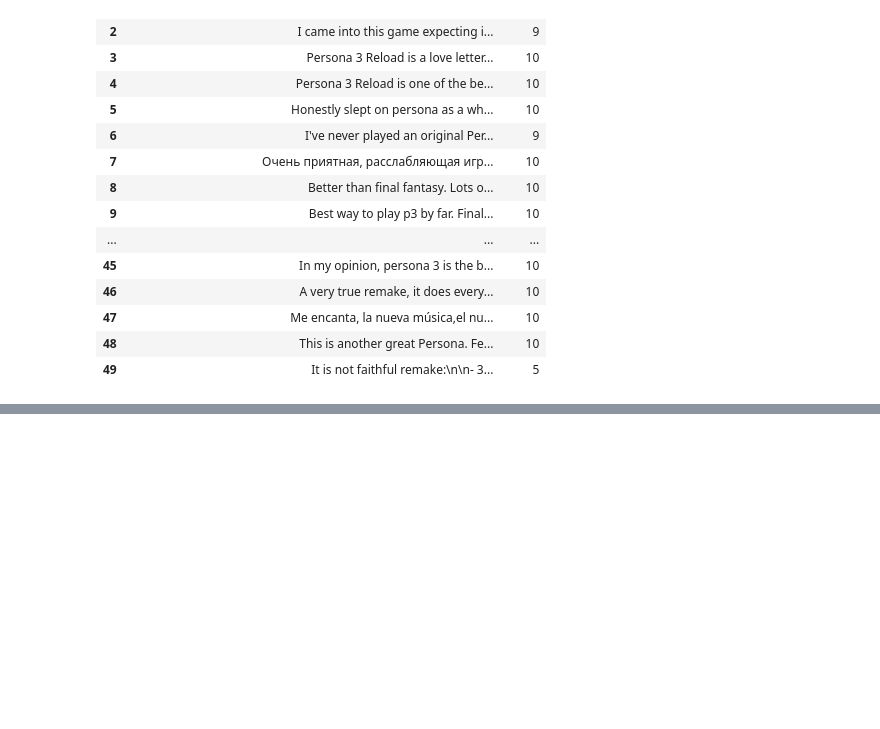
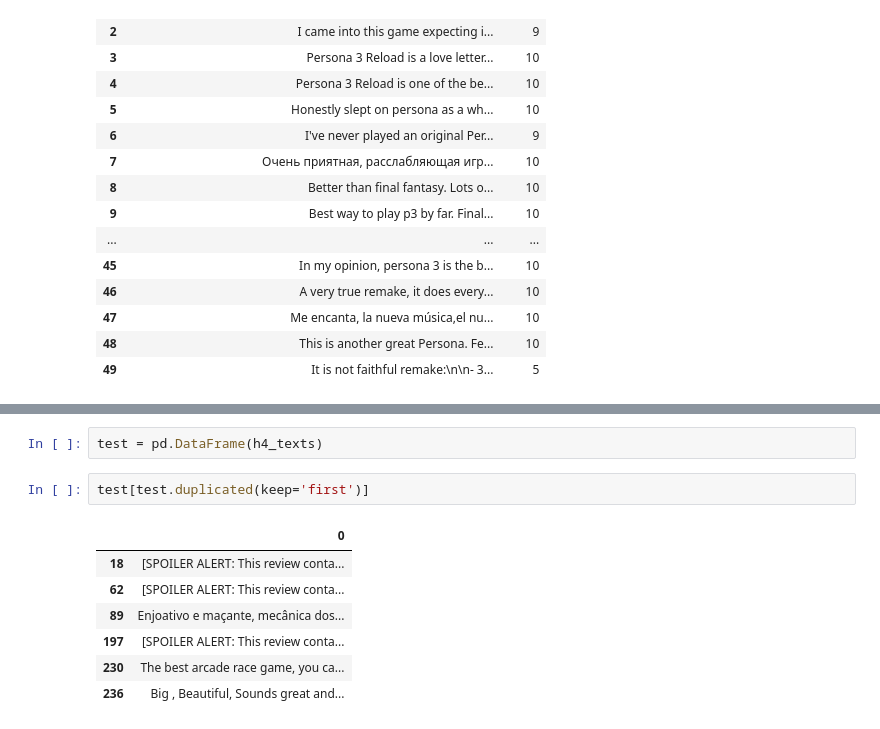
Before and after one commit to karol-pa/Webscraping_and_semantic_analysis, a Jupyter notebook: main.ipynb, the cells around one changed output, grey strips where cells are left out. Cells and saved outputs as stored; diff of their text form; blank space fills up the shorter version.

```diff
--- a/main.ipynb
+++ b/main.ipynb
@@ -114,0 +188,12 @@ pd.DataFrame(review_dict)
+# %%
+test = pd.DataFrame(h4_texts)
+# %%
+test[test.duplicated(keep='first')]
+# %% [output]
+|  | 0 |
+| 18 | [SPOILER ALERT: This review conta... |
+| 62 | [SPOILER ALERT: This review conta... |
+| 89 | Enjoativo e maçante, mecânica dos... |
+| 197 | [SPOILER ALERT: This review conta... |
+| 230 | The best arcade race game, you ca... |
+| 236 | Big , Beautiful, Sounds great and... |
```
Also changed, not shown: parts of 6 cells of this notebook, 1 other file.
